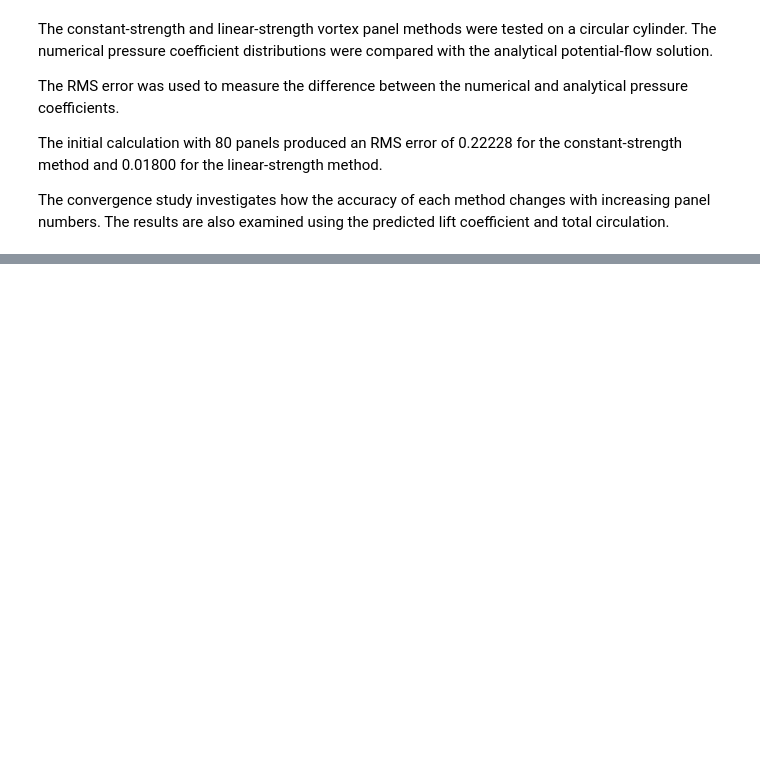
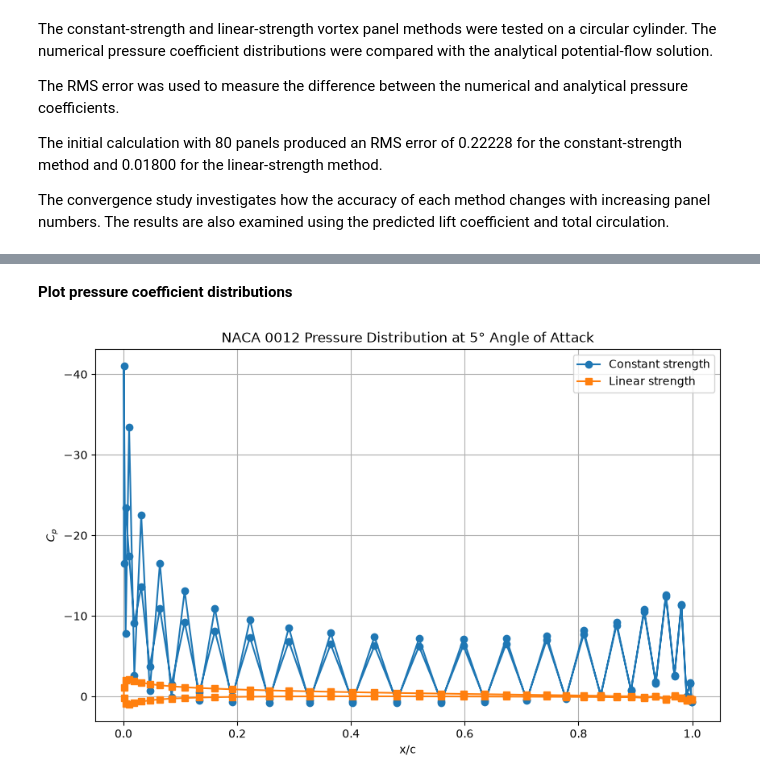
Before and after one commit to Aathi2165/AE611_2026, a Jupyter notebook: Aathi Skantha Roopan T_SC26M001.ipynb, the cells around one changed output, grey strips where cells are left out. Drawn from its saved outputs; the diff is of its cells as text; code cells hidden in the pictures; blank space fills up the shorter version.

```diff
--- a/Aathi Skantha Roopan T_SC26M001.ipynb
+++ b/Aathi Skantha Roopan T_SC26M001.ipynb
@@ -849,0 +918,20 @@ The convergence study investigates how the accuracy of each method changes with
+# %%
+# Freestream conditions
+V_inf = 1.0
+alpha = 5.0
+
+# NACA 0012
+result_0012_0 = vortex_panel_method_0(x0012, y0012, V_inf, alpha)
+result_0012_1 = vortex_panel_method_1(x0012, y0012, V_inf, alpha)
+
+# NACA 4412
+result_4412_0 = vortex_panel_method_0(x4412, y4412, V_inf, alpha)
+result_4412_1 = vortex_panel_method_1(x4412, y4412, V_inf, alpha)
+
+print("NACA 0012")
+print("Constant-strength Cl:", result_0012_0["Cl"])
+print("Linear-strength Cl:", result_0012_1["Cl"])
+
+print("\nNACA 4412")
+print("Constant-strength Cl:", result_4412_0["Cl"])
+print("Linear-strength Cl:", result_4412_1["Cl"])
@@ -849,0 +946,20 @@ The convergence study investigates how the accuracy of each method changes with
+# %% [markdown]
+**Plot pressure coefficient distributions**
+# %%
+plt.figure(figsize=(10, 6))
+
+plt.plot(result_0012_0["xc"], result_0012_0["Cp"],
+         "o-", label="Constant strength")
+
+plt.plot(result_0012_1["xc"], result_0012_1["Cp"],
+         "s-", label="Linear strength")
+
+plt.xlabel("x/c")
+plt.ylabel("$C_p$")
+plt.title("NACA 0012 Pressure Distribution at 5° Angle of Attack")
+plt.gca().invert_yaxis()
+plt.grid()
+plt.legend()
+plt.show()
+# %% [output]
+[figure, added]
```
Also changed, not shown: parts of 16 cells of this notebook.
